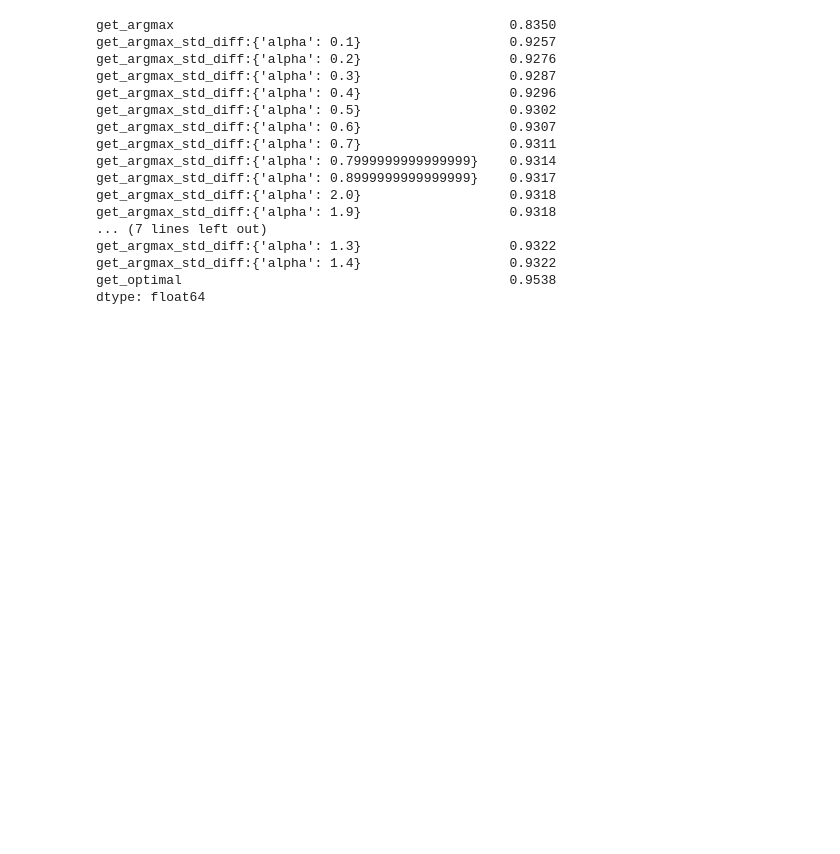
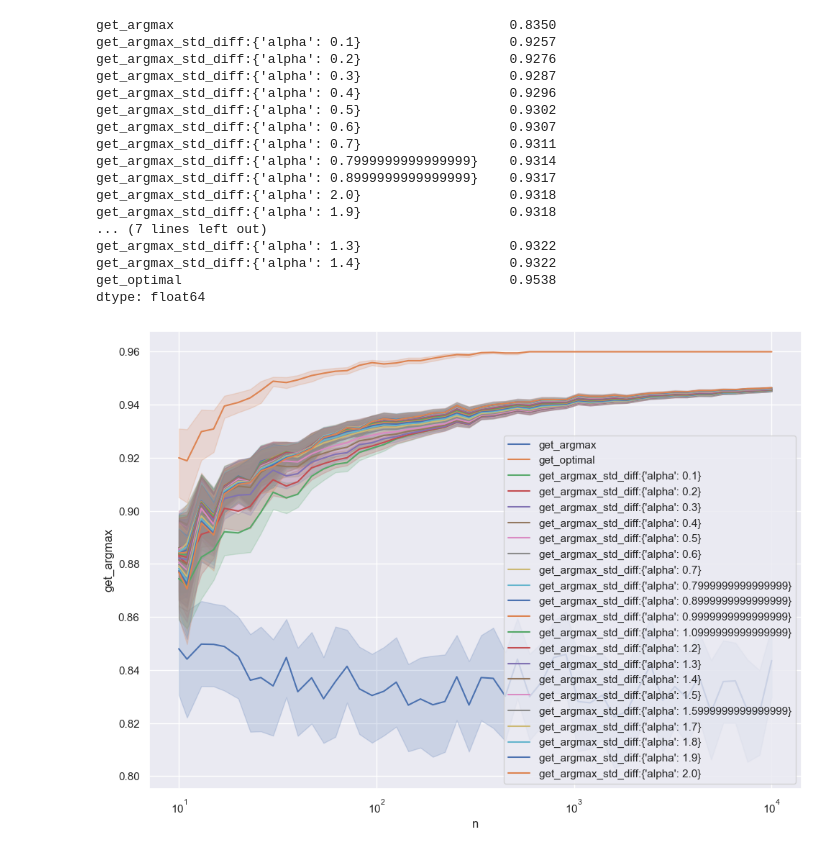
Before and after one commit to dremovd/optiml, a Jupyter notebook: simple_multipoint_case.ipynb, the cells around one changed output. Cells and saved outputs as stored; diff of their text form; code cells hidden in the pictures; blank space fills up the shorter version.

Commit message:
fix: add plot

```diff
--- a/simple_multipoint_case.ipynb
+++ b/simple_multipoint_case.ipynb
@@ -172,3 +172,16 @@ get_argmax_std_diff:{'alpha': 1.3}                   0.9322
 get_argmax_std_diff:{'alpha': 1.4}                   0.9322
 get_optimal                                          0.9538
 dtype: float64
+# %%
+import seaborn
+from matplotlib import pyplot as plt
+
+seaborn.set(rc={'figure.figsize':(11.7,8.27)})
+
+for strategy_name in results.columns:
+    plot = seaborn.lineplot(results, x='n', y=strategy_name, label=strategy_name)
+    plot.set(xscale='log')
+
+_ = plt.legend()
+# %% [output]
+[figure, added]
```
